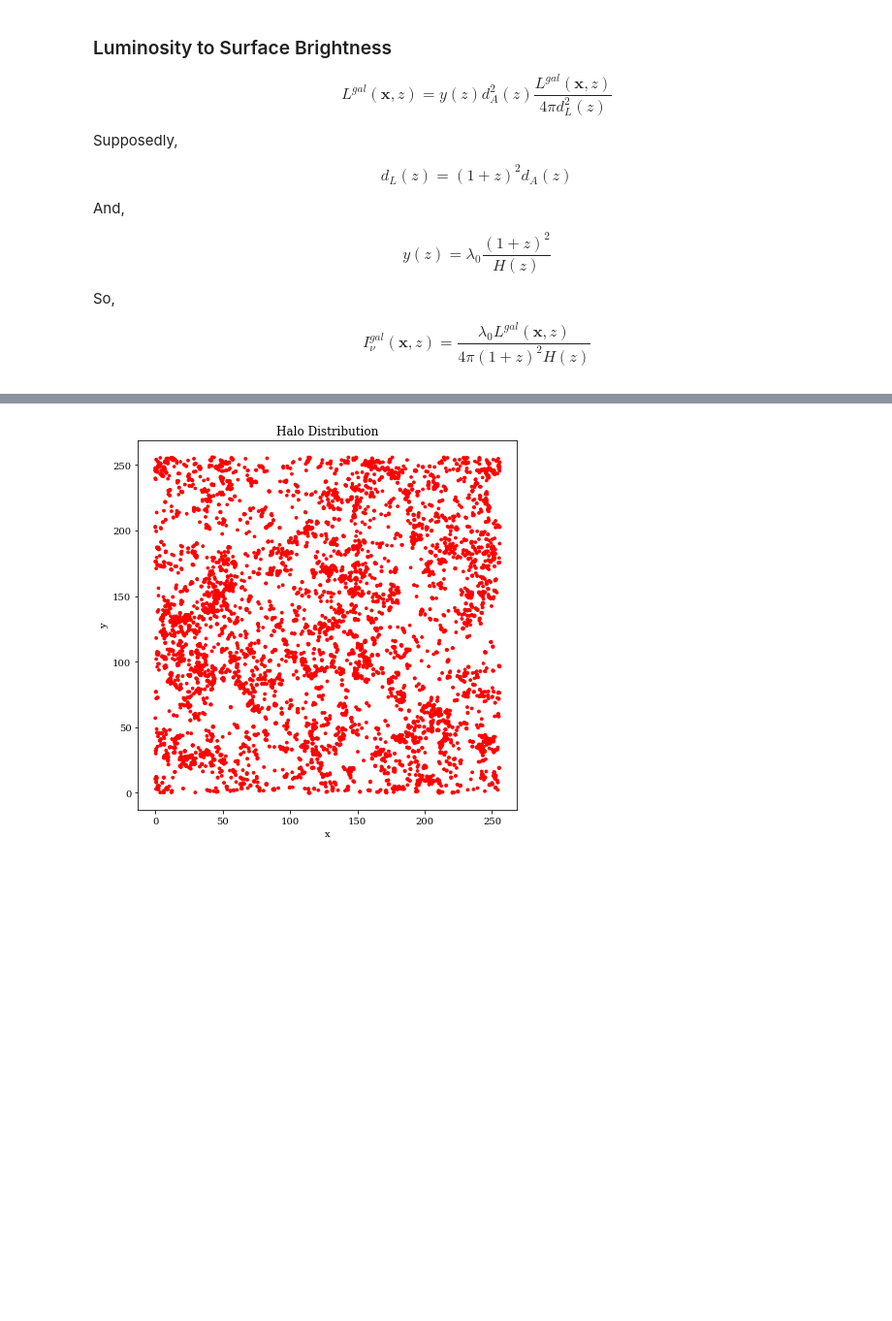
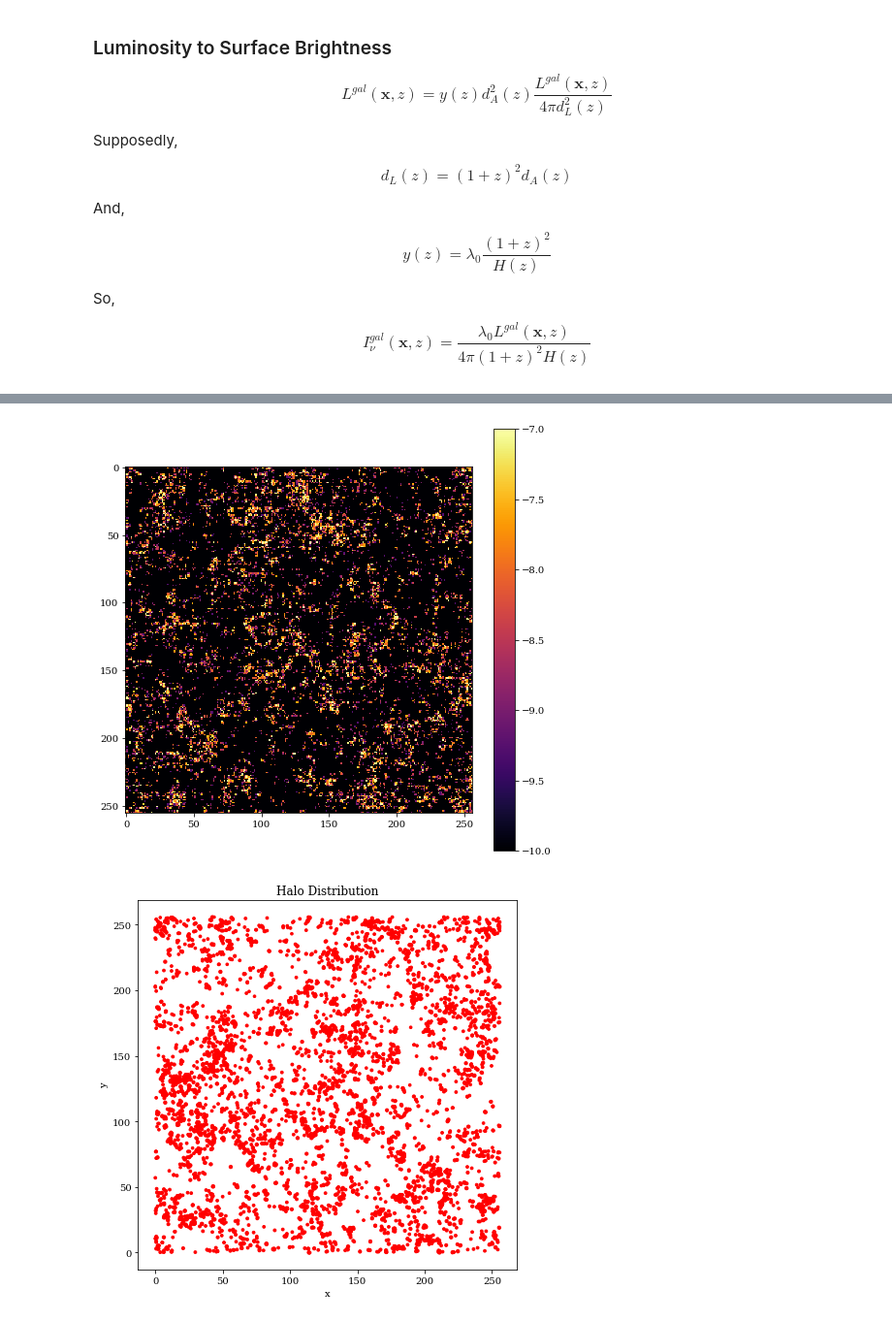
Before and after one commit to tacox5/Senior_Thesis, a Jupyter notebook: notebooks/Heneka_et_al_2017-Copy1.ipynb, the cells around one changed output, grey strips where cells are left out. Shown at 97% size. Cells and saved outputs as stored; diff of their text form; code cells hidden in the pictures; blank space fills up the shorter version.

```diff
--- a/notebooks/Heneka_et_al_2017-Copy1.ipynb
+++ b/notebooks/Heneka_et_al_2017-Copy1.ipynb
@@ -237,17 +289,20 @@ plt.show()
 # %%
 lya_field = np.zeros((256,256))
-sb_lya = (nu_lya * I_gal(halo_mass[idx], z = 10.04)).value
+sb_lya = (nu_lya * I_gal(halo_mass[idx], z = z)).value
 
 for i in np.arange(halo_pos[idx, :].shape[0]):
     lya_field[halo_pos[idx, 1][i], halo_pos[idx, 0][i]] += sb_lya[i] * 3283
 # %%
 log_lya = np.log10(lya_field)
-log_lya[np.isinf(log_lya)] = -12
+log_lya[np.isinf(log_lya)] = -10
 # %%
 plt.figure(figsize=(8,8))
 plt.imshow(log_lya, cmap = 'inferno', vmax = -7)
-#plt.colorbar()
-plt.savefig('z_10.04_lya_gal.png', dpi = 200)
+plt.colorbar()
+plt.show()
+#plt.savefig('z_10.04_lya_gal.png', dpi = 200)
+# %% [output]
+[figure, added]
 # %%
 halo_rad = np.genfromtxt('21cmFAST/Output_files/Halo_lists/halos_radii_z7.04_768_200Mpc')
 # %%
```
Also changed, not shown: parts of 9 cells of this notebook, 1 other file.
